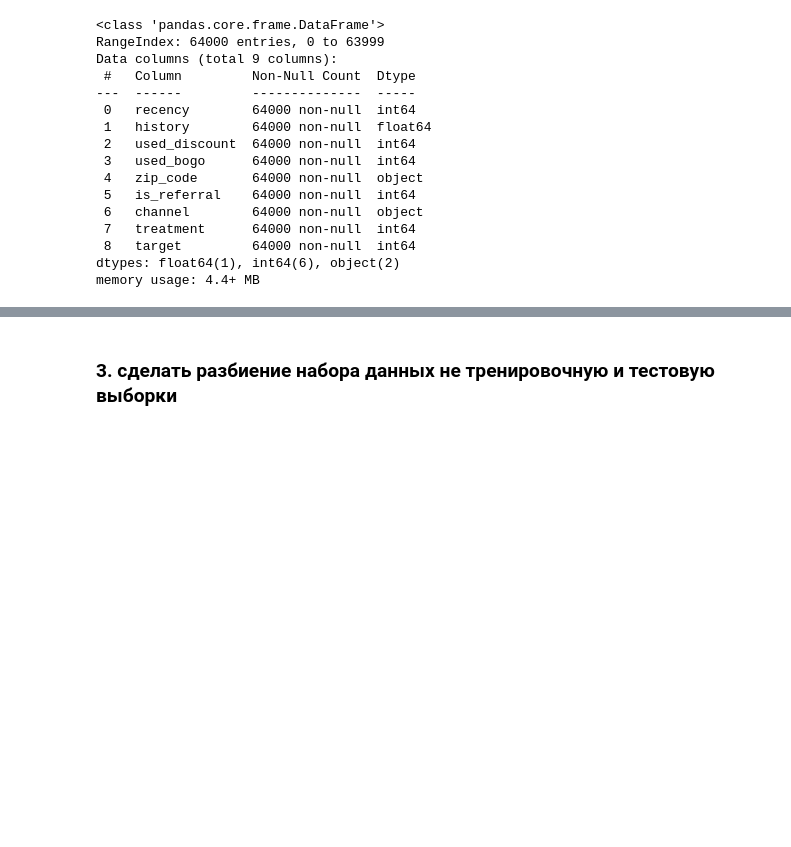
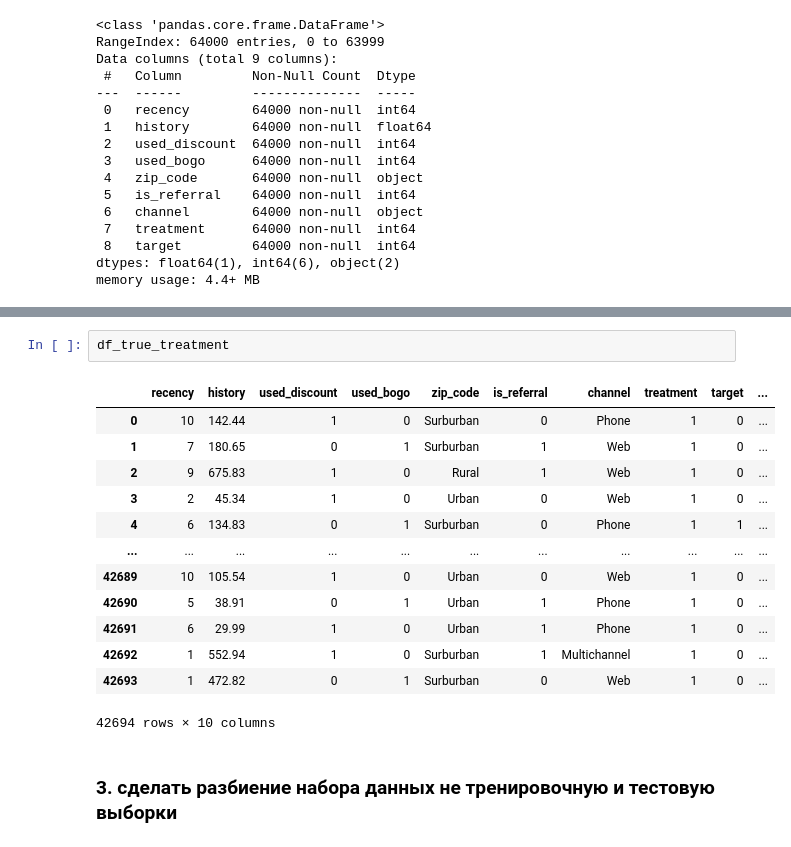
Before and after one commit to OlegRev/ML_in_business, a Jupyter notebook: HW4.ipynb, the cells around one changed output, grey strips where cells are left out. Saved outputs shown, nothing was run; the diff lists cells and outputs as text; blank space fills up the shorter version.

```diff
--- a/HW4.ipynb
+++ b/HW4.ipynb
@@ -145,3 +215,19 @@ memory usage: 4.4+ MB
+# %%
+df_true_treatment
+# %% [output]
+|  | recency | history | used_discount | used_bogo | zip_code | is_referral | channel | treatment | target | ... |
+| 0 | 10 | 142.44 | 1 | 0 | Surburban | 0 | Phone | 1 | 0 | ... |
+| 1 | 7 | 180.65 | 0 | 1 | Surburban | 1 | Web | 1 | 0 | ... |
+| 2 | 9 | 675.83 | 1 | 0 | Rural | 1 | Web | 1 | 0 | ... |
+| 3 | 2 | 45.34 | 1 | 0 | Urban | 0 | Web | 1 | 0 | ... |
+| 4 | 6 | 134.83 | 0 | 1 | Surburban | 0 | Phone | 1 | 1 | ... |
+| ... | ... | ... | ... | ... | ... | ... | ... | ... | ... | ... |
+| 42689 | 10 | 105.54 | 1 | 0 | Urban | 0 | Web | 1 | 0 | ... |
+| 42690 | 5 | 38.91 | 0 | 1 | Urban | 1 | Phone | 1 | 0 | ... |
+| 42691 | 6 | 29.99 | 1 | 0 | Urban | 1 | Phone | 1 | 0 | ... |
+| 42692 | 1 | 552.94 | 1 | 0 | Surburban | 1 | Multichannel | 1 | 0 | ... |
+| 42693 | 1 | 472.82 | 0 | 1 | Surburban | 0 | Web | 1 | 0 | ... |
+42694 rows × 10 columns
 # %% [markdown]
 ### 3. сделать разбиение набора данных не тренировочную и тестовую выборки
 # %%
```
Also changed, not shown: parts of 7 cells of this notebook.
